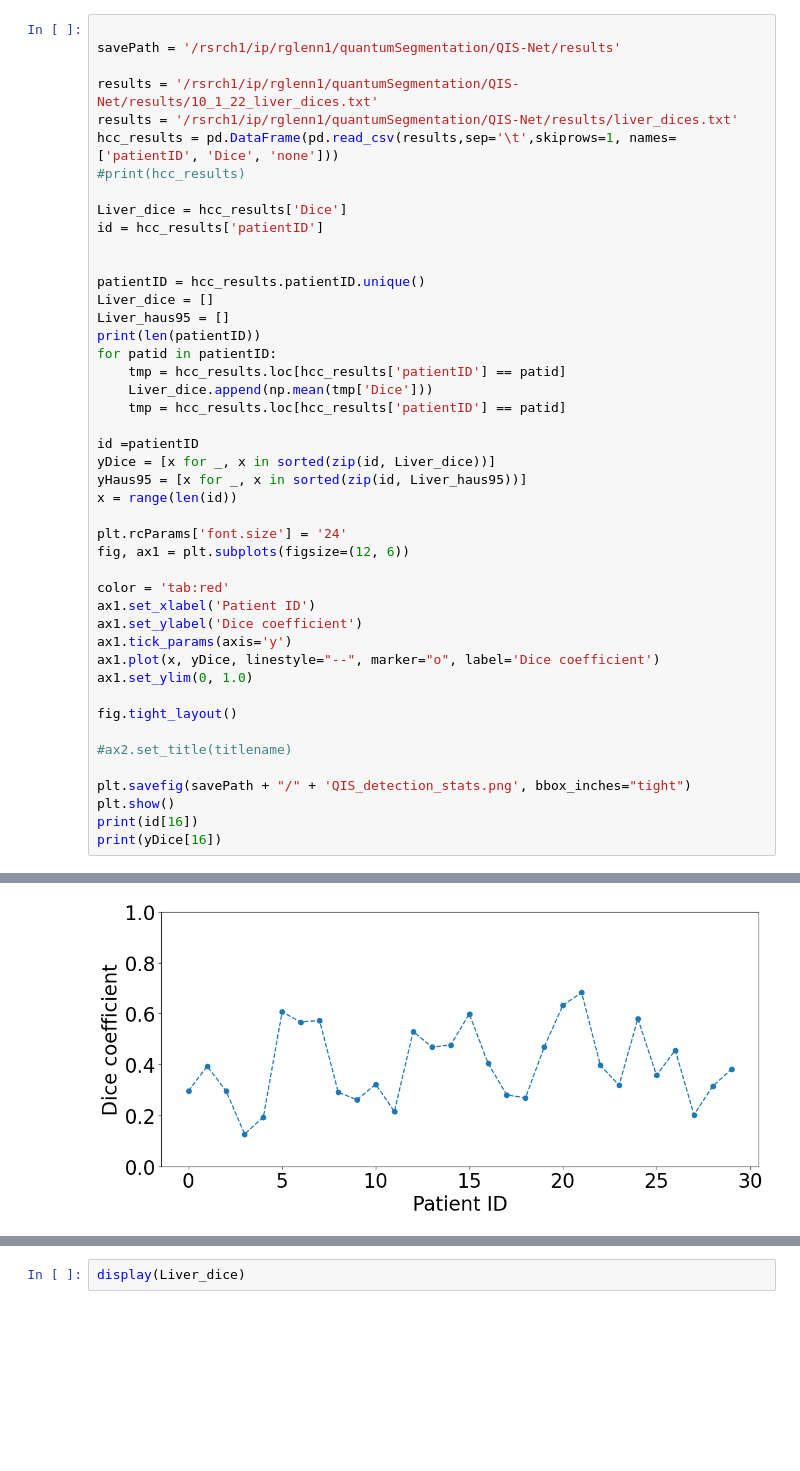
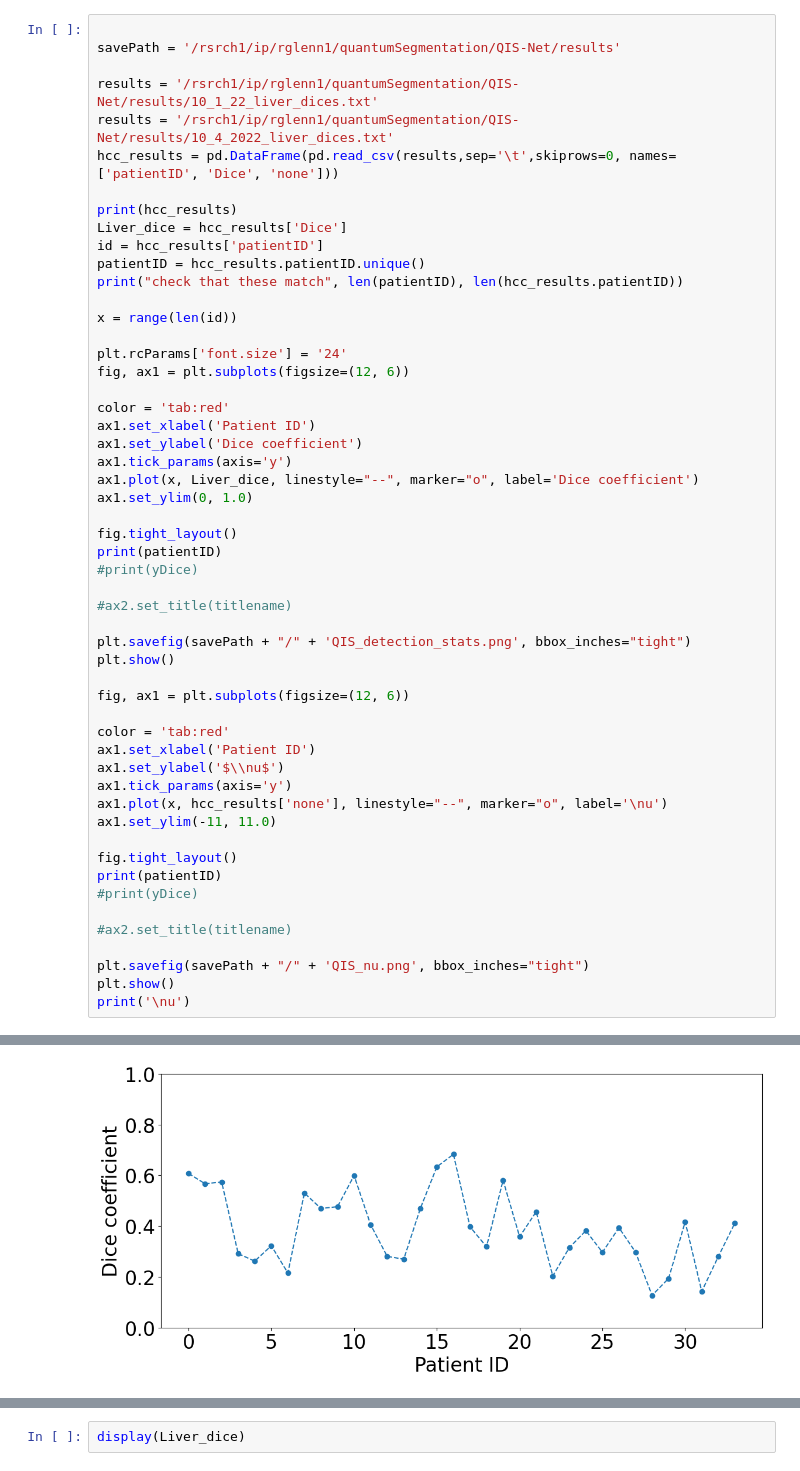
Before and after one commit to rachelglenn/QISNET, a Jupyter notebook: Analysis_performance_patient_data.ipynb, the cells around one changed output, grey strips where cells are left out. Saved outputs shown, nothing was run; the diff lists cells and outputs as text; blank space fills up the shorter version.

```diff
--- a/Analysis_performance_patient_data.ipynb
+++ b/Analysis_performance_patient_data.ipynb
@@ -29,26 +8,15 @@ plt.show()
 savePath = '/rsrch1/ip/rglenn1/quantumSegmentation/QIS-Net/results'
 
 results = '/rsrch1/ip/rglenn1/quantumSegmentation/QIS-Net/results/10_1_22_liver_dices.txt'
-results = '/rsrch1/ip/rglenn1/quantumSegmentation/QIS-Net/results/liver_dices.txt'
-hcc_results = pd.DataFrame(pd.read_csv(results,sep='\t',skiprows=1, names=['patientID', 'Dice', 'none']))
-#print(hcc_results)
+results = '/rsrch1/ip/rglenn1/quantumSegmentation/QIS-Net/results/10_4_2022_liver_dices.txt'
+hcc_results = pd.DataFrame(pd.read_csv(results,sep='\t',skiprows=0, names=['patientID', 'Dice', 'none']))
 
+print(hcc_results)
 Liver_dice = hcc_results['Dice']
 id = hcc_results['patientID']
+patientID = hcc_results.patientID.unique()
+print("check that these match", len(patientID), len(hcc_results.patientID))
 
-
-patientID = hcc_results.patientID.unique()
-Liver_dice = []
-Liver_haus95 = []
-print(len(patientID))
-for patid in patientID:
-    tmp = hcc_results.loc[hcc_results['patientID'] == patid]
-    Liver_dice.append(np.mean(tmp['Dice']))
-    tmp = hcc_results.loc[hcc_results['patientID'] == patid]
-
-id =patientID
-yDice = [x for _, x in sorted(zip(id, Liver_dice))]
-yHaus95 = [x for _, x in sorted(zip(id, Liver_haus95))]
 x = range(len(id))
 
 plt.rcParams['font.size'] = '24'
@@ -58,15 +26,34 @@ color = 'tab:red'
 ax1.set_xlabel('Patient ID')
 ax1.set_ylabel('Dice coefficient')
 ax1.tick_params(axis='y')
-ax1.plot(x, yDice, linestyle="--", marker="o", label='Dice coefficient')
+ax1.plot(x, Liver_dice, linestyle="--", marker="o", label='Dice coefficient')
 ax1.set_ylim(0, 1.0)
 
 fig.tight_layout()
+print(patientID)
+#print(yDice)
 
 #ax2.set_title(titlename)
 
 plt.savefig(savePath + "/" + 'QIS_detection_stats.png', bbox_inches="tight")
 plt.show()
-print(id[16])
-print(yDice[16])
+
+fig, ax1 = plt.subplots(figsize=(12, 6))
+
+color = 'tab:red'
+ax1.set_xlabel('Patient ID')
+ax1.set_ylabel('$\\nu$')
+ax1.tick_params(axis='y')
+ax1.plot(x, hcc_results['none'], linestyle="--", marker="o", label='\nu')
+ax1.set_ylim(-11, 11.0)
+
+fig.tight_layout()
+print(patientID)
+#print(yDice)
+
+#ax2.set_title(titlename)
+
+plt.savefig(savePath + "/" + 'QIS_nu.png', bbox_inches="tight")
+plt.show()
+print('\nu')
 # %% [output]
@@ -74 +77 @@ print(yDice[16])
-[figure, old version]
+[figure, new version]
```
Also changed, not shown: parts of 3 cells of this notebook, 10 other files.
